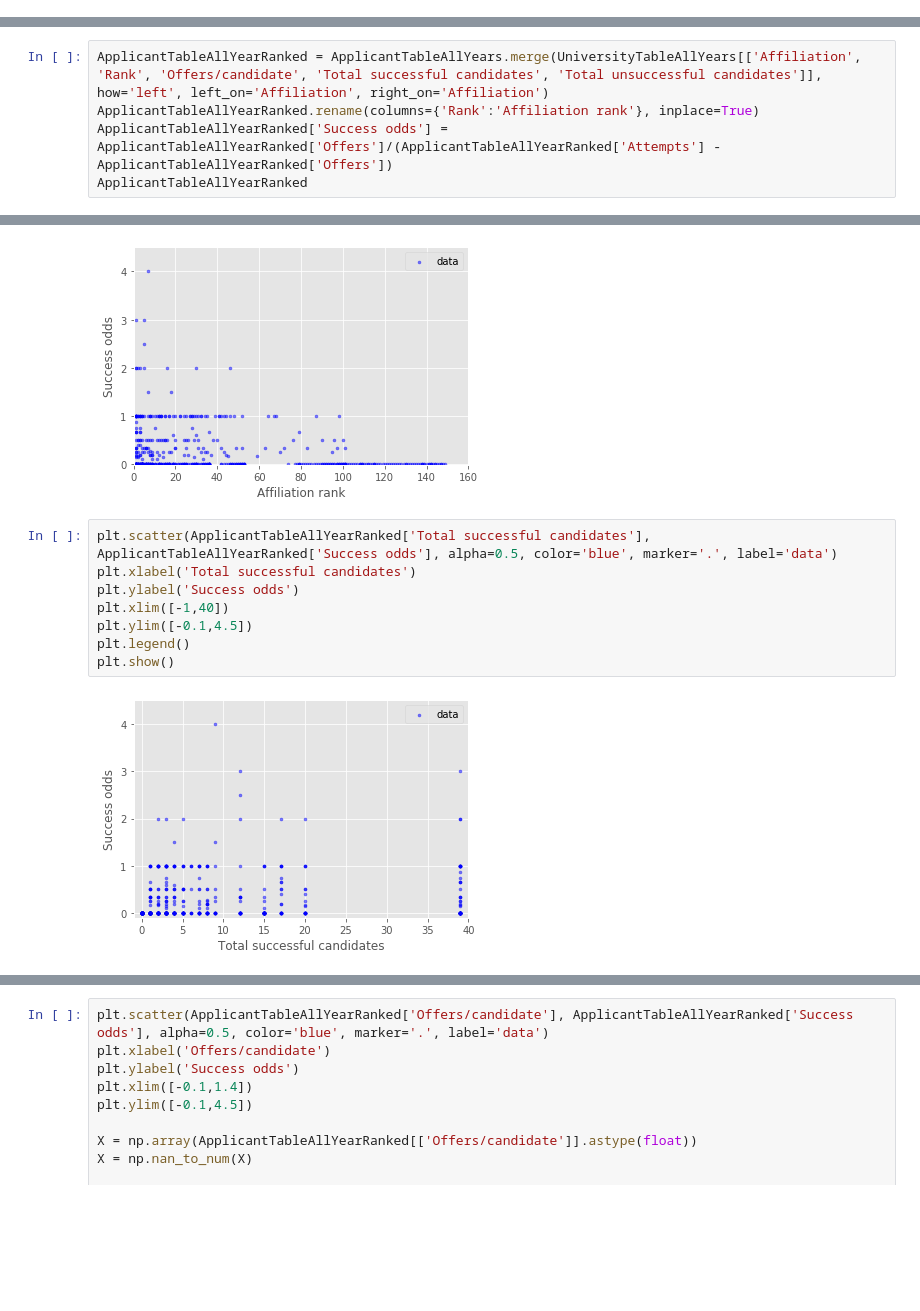
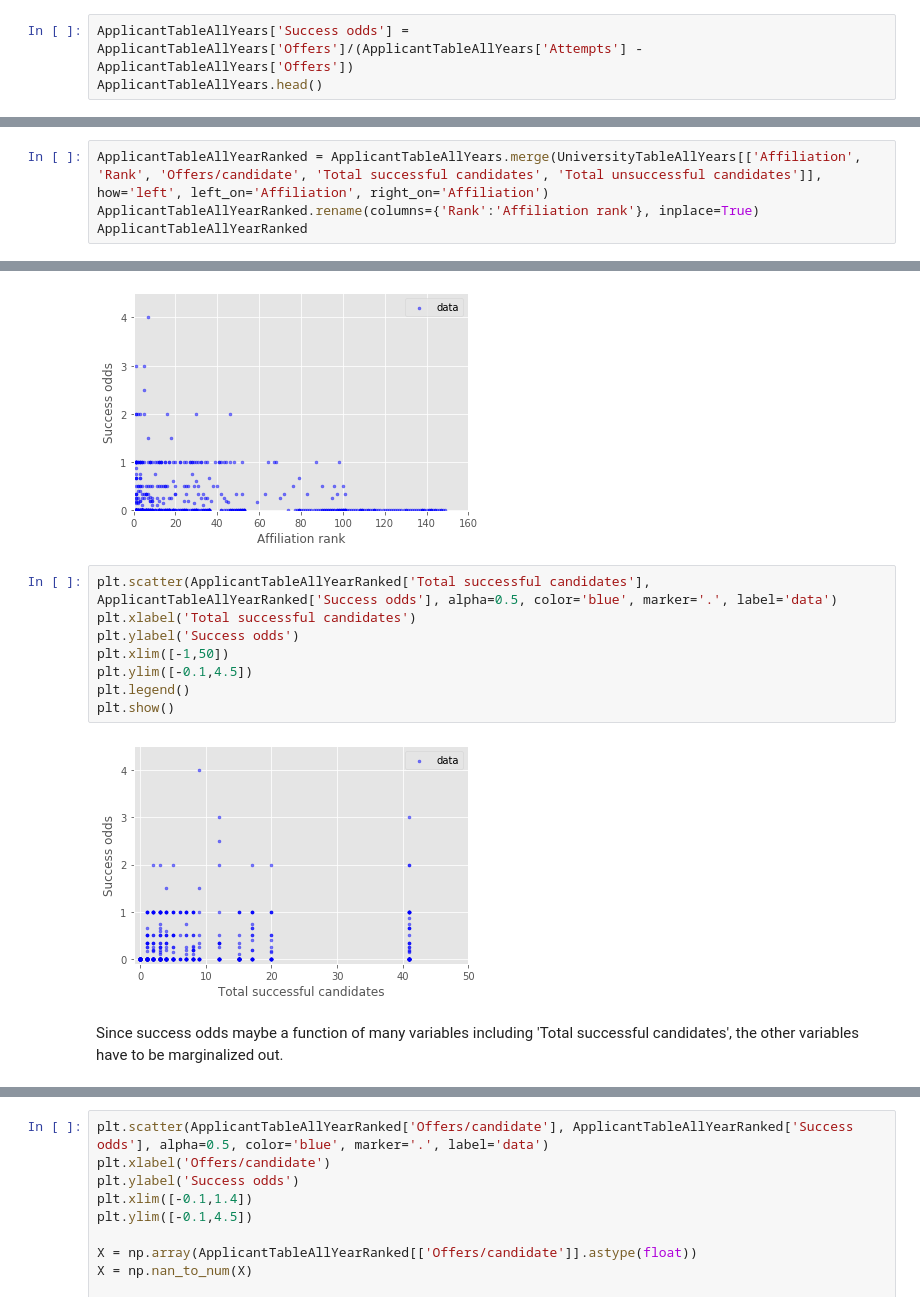
Before and after one commit to sen-sourav/hepexjobPostdocAffiliation, a Jupyter notebook: PostdocAffiliationSuccessCorrelation.ipynb, the cells around one changed output, grey strips where cells are left out. Drawn from its saved outputs; the diff is of its cells as text; blank space fills up the shorter version.

```diff
--- a/PostdocAffiliationSuccessCorrelation.ipynb
+++ b/PostdocAffiliationSuccessCorrelation.ipynb
@@ -300,0 +293,3 @@ plt.show()
+# %%
+ApplicantTableAllYears['Success odds'] = ApplicantTableAllYears['Offers']/(ApplicantTableAllYears['Attempts'] - ApplicantTableAllYears['Offers'])
+ApplicantTableAllYears.head()
@@ -305,7 +305,6 @@ In addition to the binary metric of at least one offer as success, I add another
 # %%
 ApplicantTableAllYearRanked = ApplicantTableAllYears.merge(UniversityTableAllYears[['Affiliation', 'Rank', 'Offers/candidate', 'Total successful candidates', 'Total unsuccessful candidates']], how='left', left_on='Affiliation', right_on='Affiliation')
 ApplicantTableAllYearRanked.rename(columns={'Rank':'Affiliation rank'}, inplace=True)
-ApplicantTableAllYearRanked['Success odds'] = ApplicantTableAllYearRanked['Offers']/(ApplicantTableAllYearRanked['Attempts'] - ApplicantTableAllYearRanked['Offers'])
 ApplicantTableAllYearRanked
 # %% [output]
 |  | Applicant | Affiliation | Attempts | Offers | Success | Affiliation rank | Offers/candidate | ... |
@@ -355,10 +354,12 @@ plt.show()
 # %%
 plt.scatter(ApplicantTableAllYearRanked['Total successful candidates'], ApplicantTableAllYearRanked['Success odds'], alpha=0.5, color='blue', marker='.', label='data')
 plt.xlabel('Total successful candidates')
 plt.ylabel('Success odds')
-plt.xlim([-1,40])
+plt.xlim([-1,50])
 plt.ylim([-0.1,4.5])
 plt.legend()
 plt.show()
 # %% [output]
-[figure, old version]
+[figure, new version]
+# %% [markdown]
+Since success odds maybe a function of many variables including 'Total successful candidates', the other variables have to be marginalized out.
```
Also changed, not shown: parts of 34 cells of this notebook.
